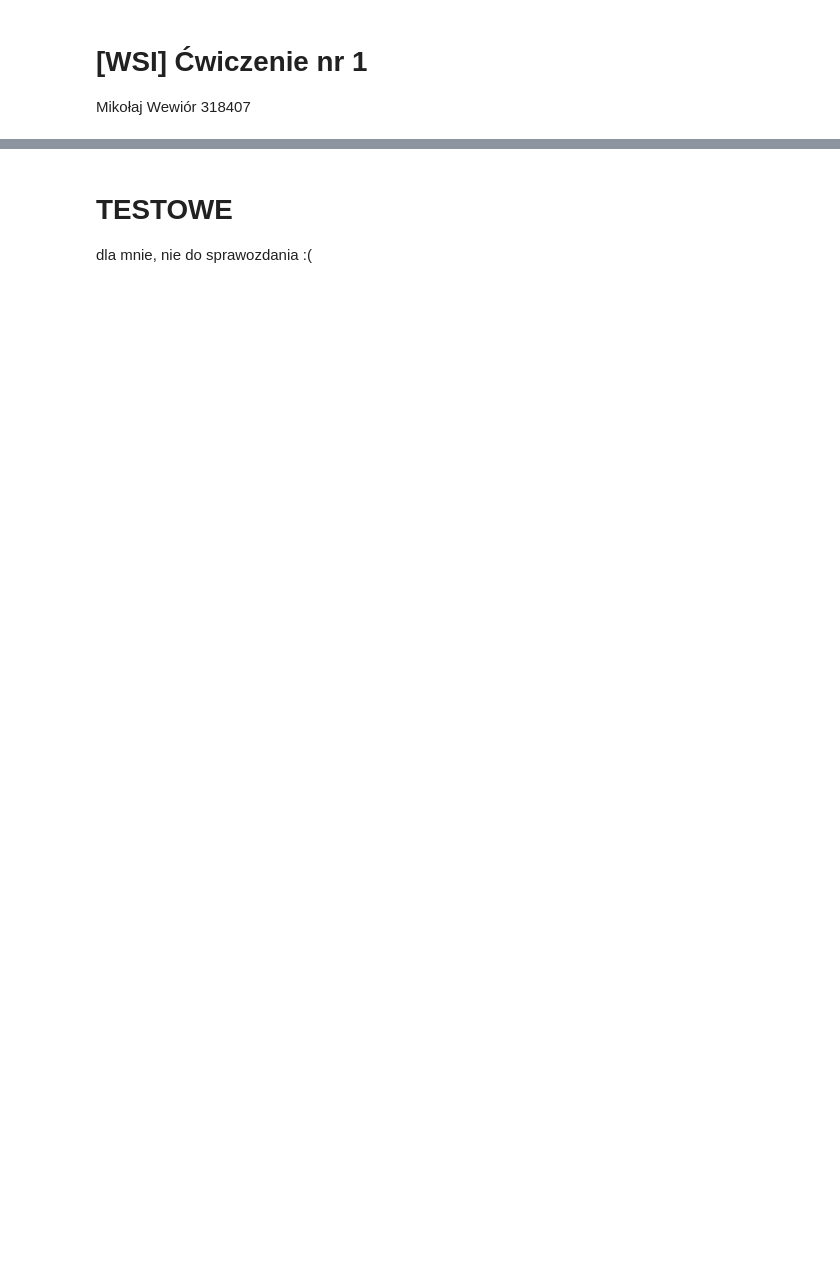
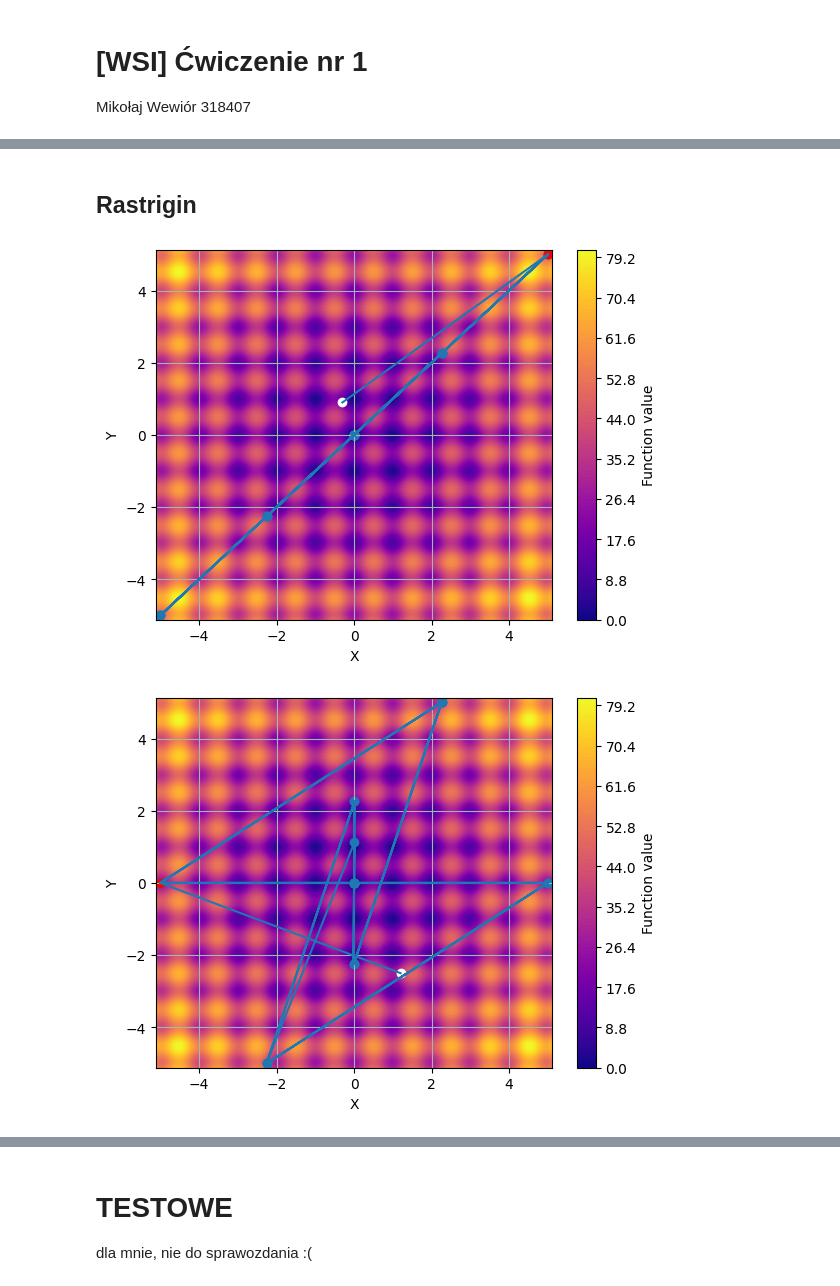
Before and after one commit to mwewior/introduction-to-ai, a Jupyter notebook: lab1/gradient.ipynb, the cells around one changed output, grey strips where cells are left out. Drawn from its saved outputs; the diff is of its cells as text; code cells hidden in the pictures; blank space fills up the shorter version.

```diff
--- a/lab1/gradient.ipynb
+++ b/lab1/gradient.ipynb
@@ -220,0 +277,26 @@ GriewankPlot.plot()
+# %% [markdown]
+## Rastrigin
+# %%
+bounds = [-5.0, 5.0]
+dimensions = 2
+x_init = [
+    [-0.3, 0.9],
+    [1.2, -2.5],
+    [math.pi, math.pi/math.sqrt(2)],
+    [-4.9, -3.88],
+    [4, 0.1]
+]
+
+
+beta = 0.5
+steps = 400
+
+for i in range(len(x_init)):
+    function = Rastrigin(bounds, dimensions, beta, x_init[i])
+    test = Test(50, function)
+    route_x, route_y, route_q = test.do_test()
+    plot = Plotter(dimensions, steps, test.function().name())
+    plot.plot(route_x, route_y)
+# %% [output]
+[figure, added]
+[figure, added]
```
Also changed, not shown: parts of 11 cells of this notebook, 1 other file.
